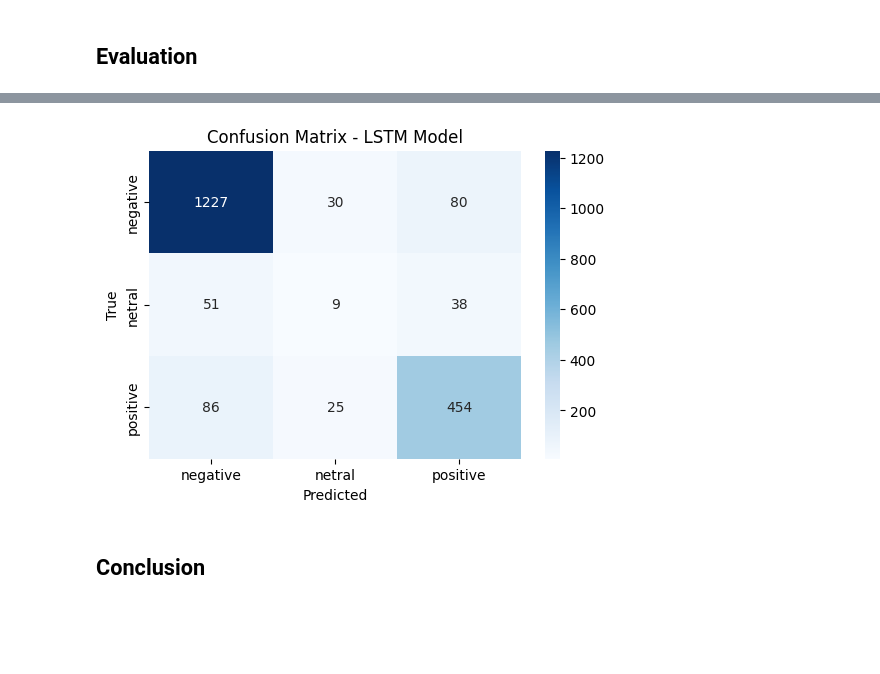
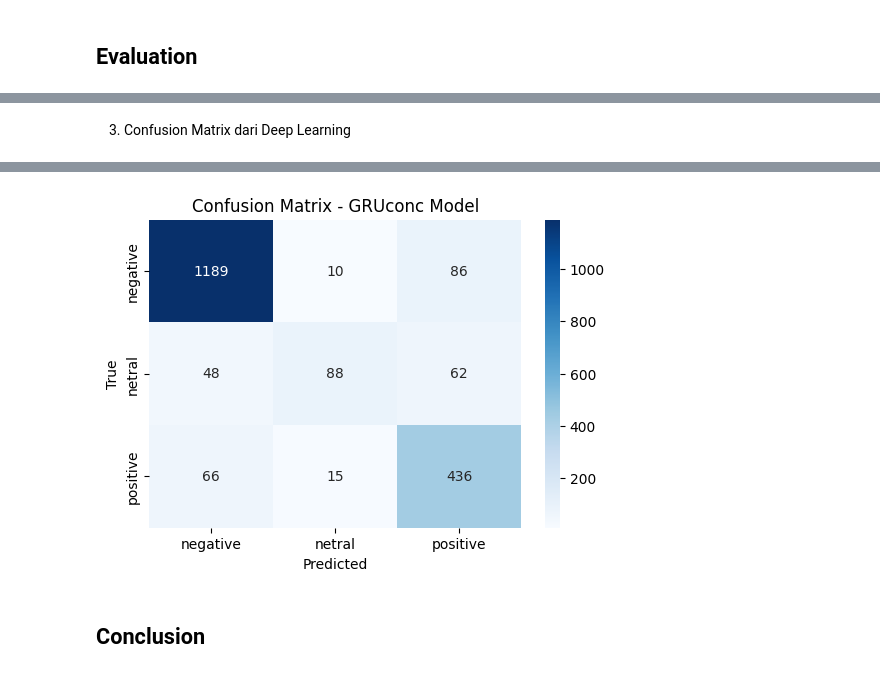
Before and after one commit to RizkyMlana/Machine-Learning-Final-Project, a Jupyter notebook: notebook/main.ipynb, the cells around one changed output, grey strips where cells are left out. Drawn from its saved outputs; the diff is of its cells as text; code cells hidden in the pictures; blank space fills up the shorter version.

```diff
--- a/notebook/main.ipynb
+++ b/notebook/main.ipynb
@@ -33,5 +47,5 @@ from tensorflow.keras.layers import Embedding, LSTM, Dense, Dropout
 # %%
-df = pd.read_csv('../ulasan_ml.csv')
+df = pd.read_csv('../ulasan_x.csv')
 # %%
 df.head()
 # %% [output]
@@ -309,0 +355,10 @@ Model: "sequential_5"
+# %%
+model = Sequential([
+    Embedding(input_dim=10000, output_dim=128),
+    GRU(32, return_sequences = False),
+    Dense(64, activation='relu'),
+    Dense(3, activation='softmax')
+])
+model.compile(loss='sparse_categorical_crossentropy', optimizer='adam', metrics=['accuracy'])
+model.build(input_shape=(None, maxlen))
+model.summary()
@@ -310,3 +381,8 @@ Model: "sequential_5"
+# %%
+callbacks_model = [
+    EarlyStopping(monitor='val_loss', patience=5, restore_best_weights=True,verbose=1),
+    ReduceLROnPlateau(monitor='val_loss', patience=3, factor=0.5, verbose=1),
+]
 # %%
-history = model.fit(X_train_dl, y_train_dl, validation_data=(X_test_dl, y_test_dl),epochs=5, batch_size=64)
+history = model.fit(X_train_dl, y_train_dl, validation_data=(X_test_dl, y_test_dl),epochs=50, batch_size=64, callbacks=callbacks_model)
 # %% [output]
@@ -361,3 +445,5 @@ plt.show()
+# %% [markdown]
+3. Confusion Matrix dari Deep Learning
 # %%
 y_pred_dl = model.predict(X_test_dl)
 y_pred_classes = np.argmax(y_pred_dl, axis=1)
@@ -368,6 +454,6 @@ plt.figure(figsize=(6, 4))
 sns.heatmap(cm, annot=True, fmt='d', cmap='Blues', xticklabels=le.classes_, yticklabels=le.classes_)
 plt.xlabel('Predicted')
 plt.ylabel('True')
-plt.title('Confusion Matrix - LSTM Model')
+plt.title('Confusion Matrix - GRUconc Model')
 plt.show()
 # %% [output]
@@ -375,3 +461,3 @@ plt.show()
-[figure, old version]
+[figure, new version]
 # %% [markdown]
 ## Conclusion
```
Also changed, not shown: parts of 45 cells of this notebook, 3 other files.
